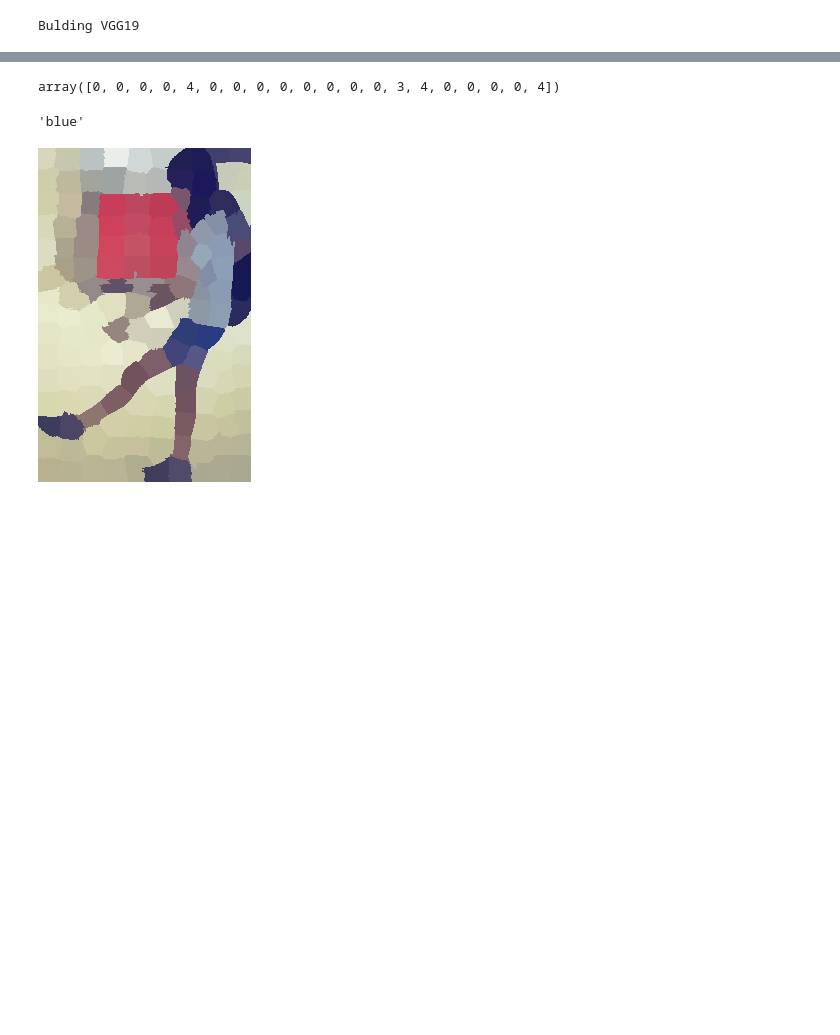
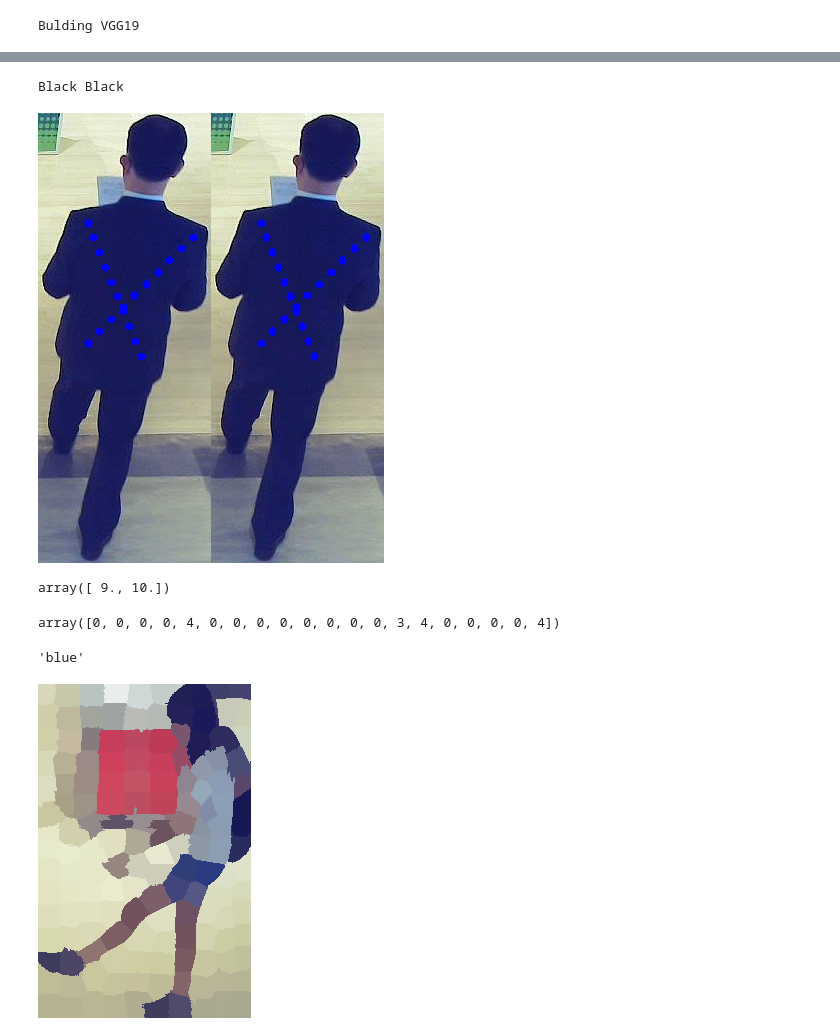
Before and after one commit to kakusikun/deep-learning-works, a Jupyter notebook: notebook/Color filter by keypoint.ipynb, the cells around one changed output, grey strips where cells are left out. Saved outputs shown, nothing was run; the diff lists cells and outputs as text; code cells hidden in the pictures; blank space fills up the shorter version.

```diff
--- a/notebook/Color filter by keypoint.ipynb
+++ b/notebook/Color filter by keypoint.ipynb
@@ -199,4 +239,9 @@ Bulding VGG19
 # %%
 # path = "/media/allen/mass/reid/26th/bounding_box_test/001_c103s1_000269_04.jpg"
-path = "/media/allen/mass/reid/sogo/bounding_box_train/9999_c1s1_5250_02.jpg"
+path = "/media/allen/mass/reid/sogo/bounding_box_train/9999_c1s1_0_01.jpg"
 img = cv2.imread(path)
+hsv_img = cv2.cvtColor(img, cv2.COLOR_BGR2HSV)
+
+hsv = True
+subset, candidate = get_pose(model, img)
+to_normal_hsv(hsv_img)
@@ -213,0 +250,7 @@ Blue Blue
+# %%
+sample_img = superpixelize(hsv_img, path)
+usamples, upoints = get_sample_points(sample_img, subset[0], candidate, part=UPPER)
+l1samples, l1points = get_sample_points(sample_img, subset[0], candidate, part=THIGH1)
+l2samples, l2points = get_sample_points(sample_img, subset[0], candidate, part=THIGH2)
+lsamples = np.concatenate([l1samples, l2samples])
+lpoints = np.concatenate([l1points, l2points])
@@ -214,3 +303,22 @@ Blue Blue
+# %%
+ucolor, uto_plot = get_color(img, usamples, upoints, plot=True, use_hsv=True)
+lcolor, lto_plot = get_color(img, lsamples, lpoints, plot=True, use_hsv=True)
+print(ucolor, lcolor)
+# %% [output]
+Black Black
+# %%
+temp = cv2.cvtColor(uto_plot, cv2.COLOR_BGR2RGB)
+upil_img = Image.fromarray(temp)
+temp = cv2.cvtColor(lto_plot, cv2.COLOR_BGR2RGB)
+lpil_img = Image.fromarray(temp)
+pil_img = get_concat_h(upil_img, lpil_img)
+pil_img
+# %% [output]
+[figure, added]
+# %%
+subset[0][THIGH1]
+# %% [output]
+array([ 9., 10.])
 # %%
 import os.path as osp
 # %%
```
Also changed, not shown: parts of 20 cells of this notebook, 5 other files.
